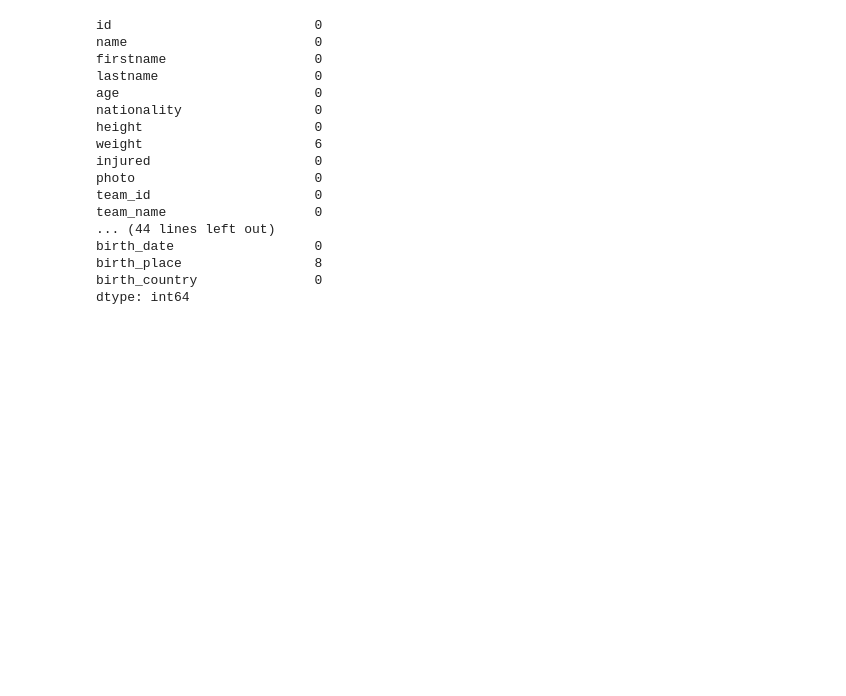
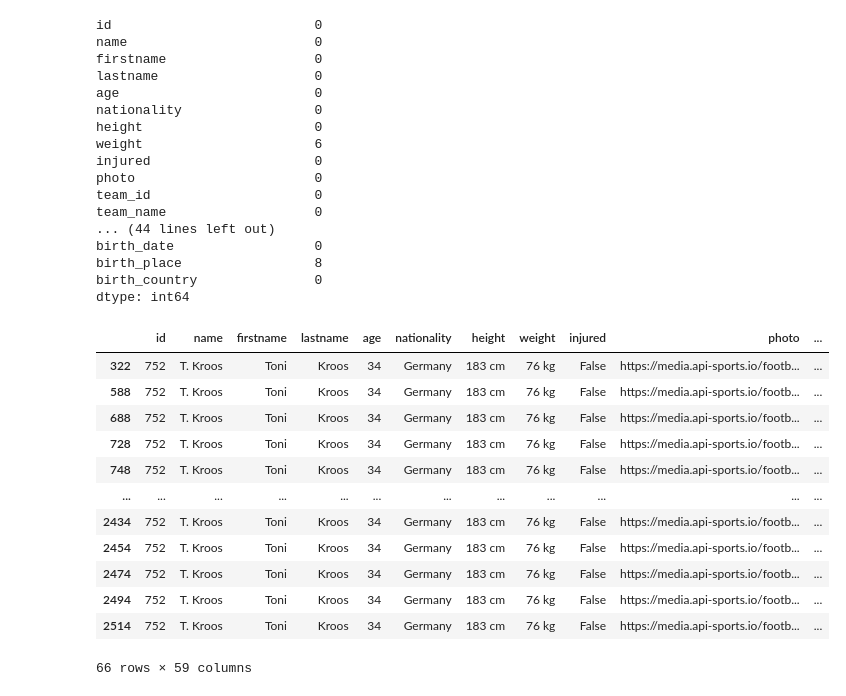
Before and after one commit to ktvgs/Euro_2024, a Jupyter notebook: json_clean.ipynb, the cells around one changed output. Cells and saved outputs as stored; diff of their text form; code cells hidden in the pictures; blank space fills up the shorter version.

```diff
--- a/json_clean.ipynb
+++ b/json_clean.ipynb
@@ -56,13 +35,0 @@ df['response'][0][0]
-# %%
-players={}
-player_stats=[]
-
-for i in df['response'][0]:
-    for j in i['player'].keys():
-        players[j]=i['player'][j]
-
-    for k in i['statistics'][0].keys():
-        for l in i['statistics'][0][k].keys():
-            players[k+'_'+l]=i['statistics'][0][k][l]
-
-    player_stats.append(players)
@@ -192,3 +139,19 @@ birth_date                  0
 birth_place                 8
 birth_country               0
 dtype: int64
+# %%
+players_df[players_df['id']==752]
+# %% [output]
+|  | id | name | firstname | lastname | age | nationality | height | weight | injured | photo | ... |
+| 322 | 752 | T. Kroos | Toni | Kroos | 34 | Germany | 183 cm | 76 kg | False | https://media.api-sports.io/footb... | ... |
+| 588 | 752 | T. Kroos | Toni | Kroos | 34 | Germany | 183 cm | 76 kg | False | https://media.api-sports.io/footb... | ... |
+| 688 | 752 | T. Kroos | Toni | Kroos | 34 | Germany | 183 cm | 76 kg | False | https://media.api-sports.io/footb... | ... |
+| 728 | 752 | T. Kroos | Toni | Kroos | 34 | Germany | 183 cm | 76 kg | False | https://media.api-sports.io/footb... | ... |
+| 748 | 752 | T. Kroos | Toni | Kroos | 34 | Germany | 183 cm | 76 kg | False | https://media.api-sports.io/footb... | ... |
+| ... | ... | ... | ... | ... | ... | ... | ... | ... | ... | ... | ... |
+| 2434 | 752 | T. Kroos | Toni | Kroos | 34 | Germany | 183 cm | 76 kg | False | https://media.api-sports.io/footb... | ... |
+| 2454 | 752 | T. Kroos | Toni | Kroos | 34 | Germany | 183 cm | 76 kg | False | https://media.api-sports.io/footb... | ... |
+| 2474 | 752 | T. Kroos | Toni | Kroos | 34 | Germany | 183 cm | 76 kg | False | https://media.api-sports.io/footb... | ... |
+| 2494 | 752 | T. Kroos | Toni | Kroos | 34 | Germany | 183 cm | 76 kg | False | https://media.api-sports.io/footb... | ... |
+| 2514 | 752 | T. Kroos | Toni | Kroos | 34 | Germany | 183 cm | 76 kg | False | https://media.api-sports.io/footb... | ... |
+66 rows × 59 columns
```
Also changed, not shown: parts of 4 cells of this notebook, 6 other files.
